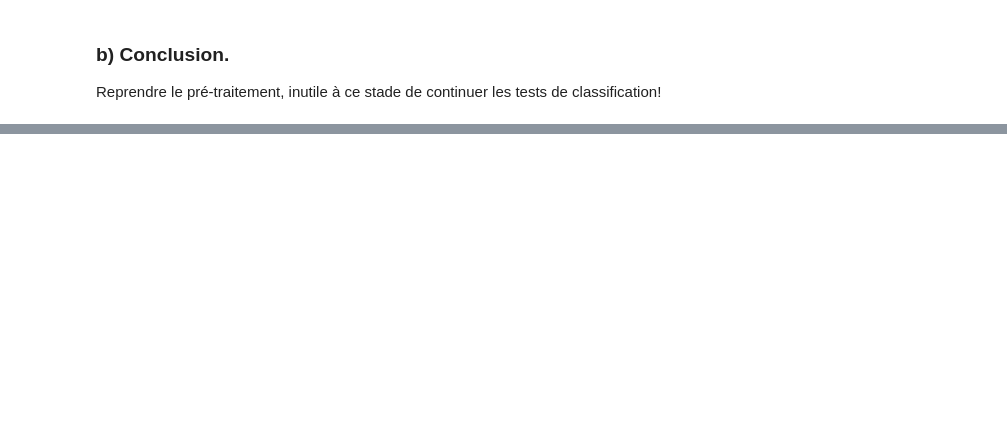
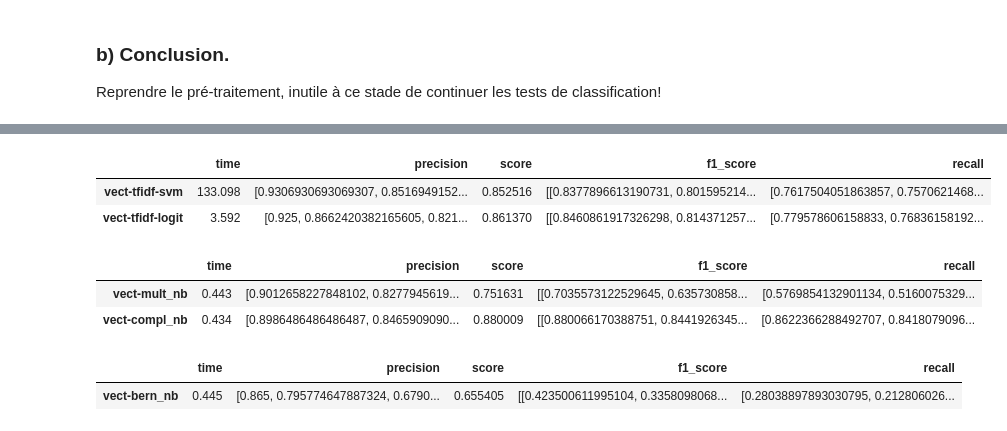
Before and after one commit to jpphi/brief8-roue_emotion, a Jupyter notebook: brief8_rendu_fich1.ipynb, the cells around one changed output, grey strips where cells are left out. Drawn from its saved outputs; the diff is of its cells as text; code cells hidden in the pictures; blank space fills up the shorter version.

```diff
--- a/brief8_rendu_fich1.ipynb
+++ b/brief8_rendu_fich1.ipynb
@@ -812,0 +828,2 @@ Name: support, dtype: float64
+# %%
+res45 = run_pipes([pipe4,pipe5], splits=1)
@@ -812,0 +854,17 @@ Name: support, dtype: float64
+# %%
+print_table(res45)
+# %% [output]
+|  | time | precision | score | f1_score | recall |
+| vect-tfidf-svm | 133.098 | [0.9306930693069307, 0.8516949152... | 0.852516 | [[0.8377896613190731, 0.801595214... | [0.7617504051863857, 0.7570621468... |
+| vect-tfidf-logit | 3.592 | [0.925, 0.8662420382165605, 0.821... | 0.861370 | [[0.8460861917326298, 0.814371257... | [0.779578606158833, 0.76836158192... |
+# %%
+print_table(res67)
+# %% [output]
+|  | time | precision | score | f1_score | recall |
+| vect-mult_nb | 0.443 | [0.9012658227848102, 0.8277945619... | 0.751631 | [[0.7035573122529645, 0.635730858... | [0.5769854132901134, 0.5160075329... |
+| vect-compl_nb | 0.434 | [0.8986486486486487, 0.8465909090... | 0.880009 | [[0.880066170388751, 0.8441926345... | [0.8622366288492707, 0.8418079096... |
+# %%
+print_table(res8)
+# %% [output]
+|  | time | precision | score | f1_score | recall |
+| vect-bern_nb | 0.445 | [0.865, 0.795774647887324, 0.6790... | 0.655405 | [[0.423500611995104, 0.3358098068... | [0.28038897893030795, 0.212806026... |
```
Also changed, not shown: parts of 16 cells of this notebook.
